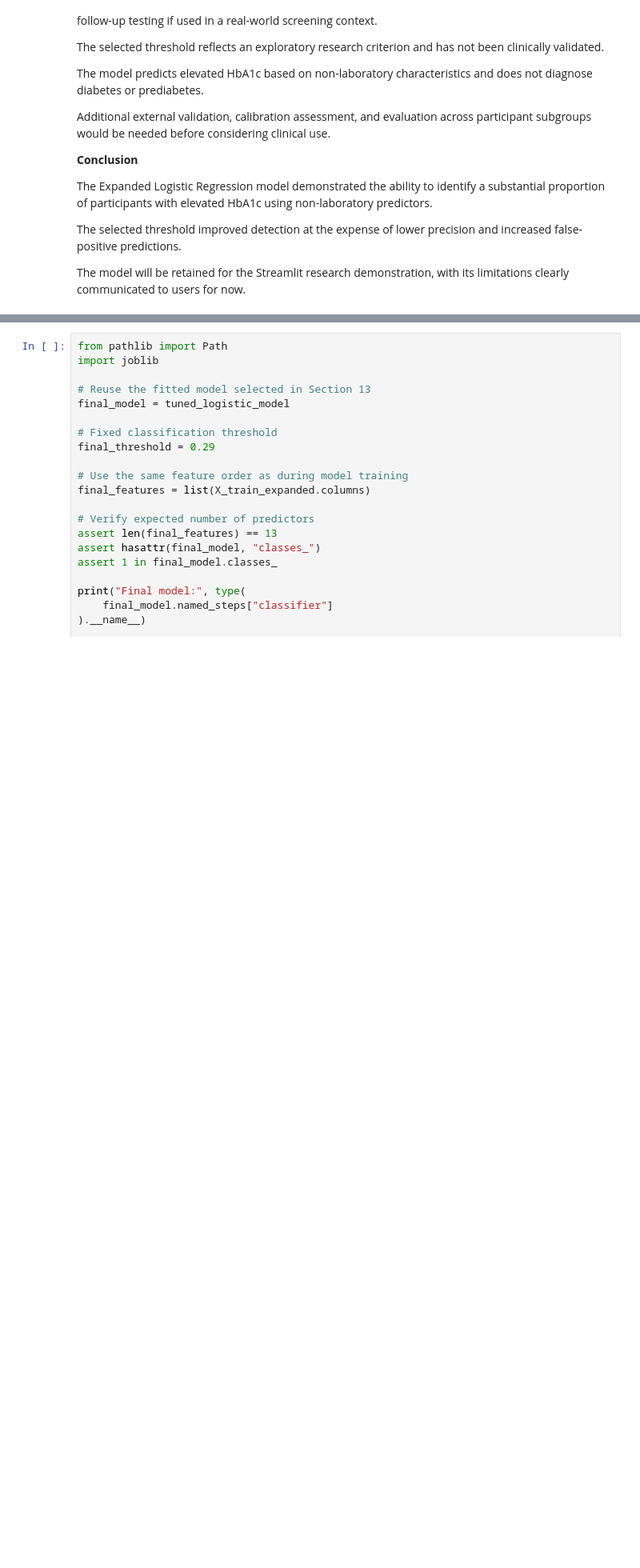
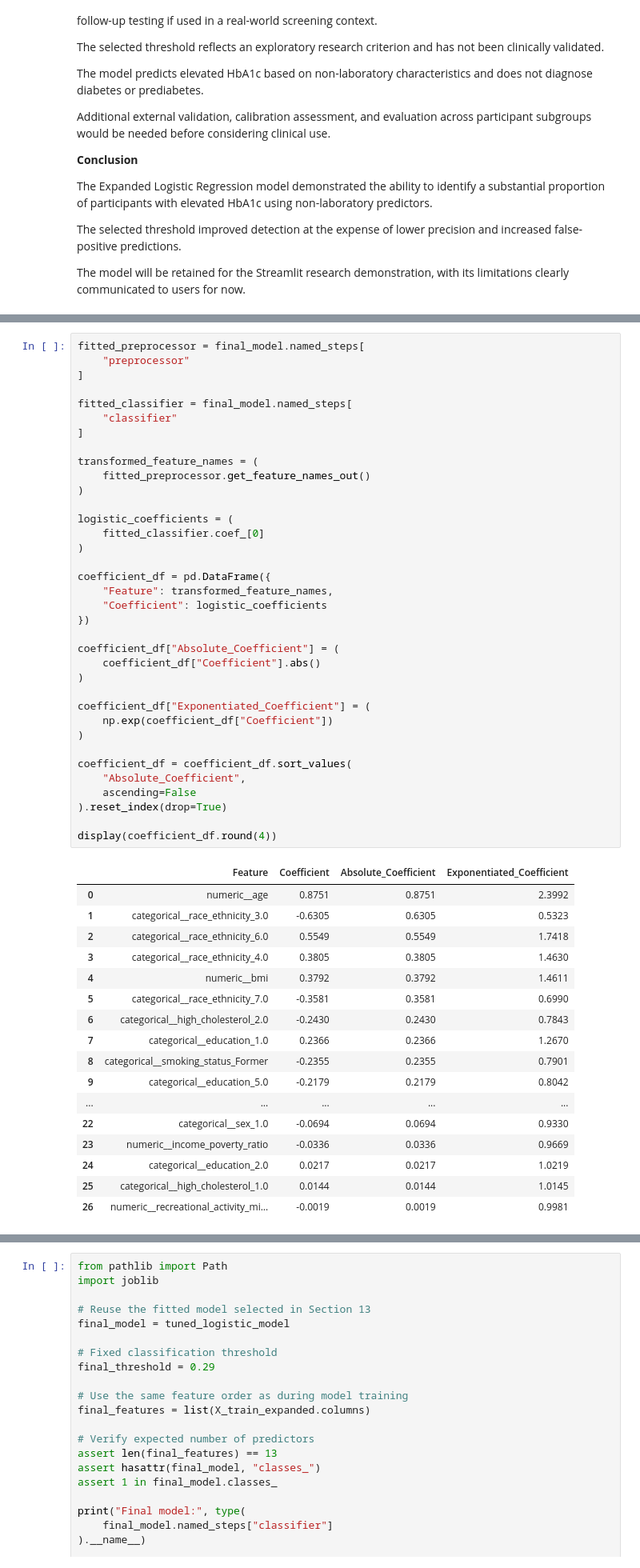
Before and after one commit to Winglessdeman/UMBC-DATA606-Capstone, a Jupyter notebook: notebooks/nhanes_modeling.ipynb, the cells around one changed output, grey strips where cells are left out. Shown at 80% size. Cells and saved outputs as stored; diff of their text form; blank space fills up the shorter version.

Commit message:
ml model

```diff
--- a/notebooks/nhanes_modeling.ipynb
+++ b/notebooks/nhanes_modeling.ipynb
@@ -3131,0 +3401,54 @@ The model will be retained for the Streamlit research demonstration, with its li
+# %%
+fitted_preprocessor = final_model.named_steps[
+    "preprocessor"
+]
+
+fitted_classifier = final_model.named_steps[
+    "classifier"
+]
+
+transformed_feature_names = (
+    fitted_preprocessor.get_feature_names_out()
+)
+
+logistic_coefficients = (
+    fitted_classifier.coef_[0]
+)
+
+coefficient_df = pd.DataFrame({
+    "Feature": transformed_feature_names,
+    "Coefficient": logistic_coefficients
+})
+
+coefficient_df["Absolute_Coefficient"] = (
+    coefficient_df["Coefficient"].abs()
+)
+
+coefficient_df["Exponentiated_Coefficient"] = (
+    np.exp(coefficient_df["Coefficient"])
+)
+
+coefficient_df = coefficient_df.sort_values(
+    "Absolute_Coefficient",
+    ascending=False
+).reset_index(drop=True)
+
+display(coefficient_df.round(4))
+# %% [output]
+|  | Feature | Coefficient | Absolute_Coefficient | Exponentiated_Coefficient |
+| 0 | numeric__age | 0.8751 | 0.8751 | 2.3992 |
+| 1 | categorical__race_ethnicity_3.0 | -0.6305 | 0.6305 | 0.5323 |
+| 2 | categorical__race_ethnicity_6.0 | 0.5549 | 0.5549 | 1.7418 |
+| 3 | categorical__race_ethnicity_4.0 | 0.3805 | 0.3805 | 1.4630 |
+| 4 | numeric__bmi | 0.3792 | 0.3792 | 1.4611 |
+| 5 | categorical__race_ethnicity_7.0 | -0.3581 | 0.3581 | 0.6990 |
+| 6 | categorical__high_cholesterol_2.0 | -0.2430 | 0.2430 | 0.7843 |
+| 7 | categorical__education_1.0 | 0.2366 | 0.2366 | 1.2670 |
+| 8 | categorical__smoking_status_Former | -0.2355 | 0.2355 | 0.7901 |
+| 9 | categorical__education_5.0 | -0.2179 | 0.2179 | 0.8042 |
+| ... | ... | ... | ... | ... |
+| 22 | categorical__sex_1.0 | -0.0694 | 0.0694 | 0.9330 |
+| 23 | numeric__income_poverty_ratio | -0.0336 | 0.0336 | 0.9669 |
+| 24 | categorical__education_2.0 | 0.0217 | 0.0217 | 1.0219 |
+| 25 | categorical__high_cholesterol_1.0 | 0.0144 | 0.0144 | 1.0145 |
+| 26 | numeric__recreational_activity_mi... | -0.0019 | 0.0019 | 0.9981 |
```
Also changed, not shown: parts of 34 cells of this notebook.
